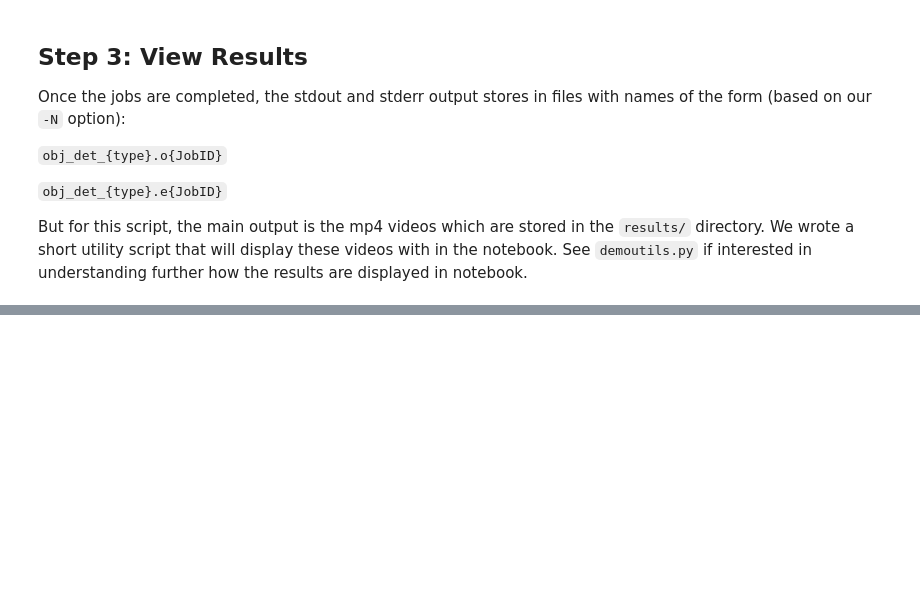
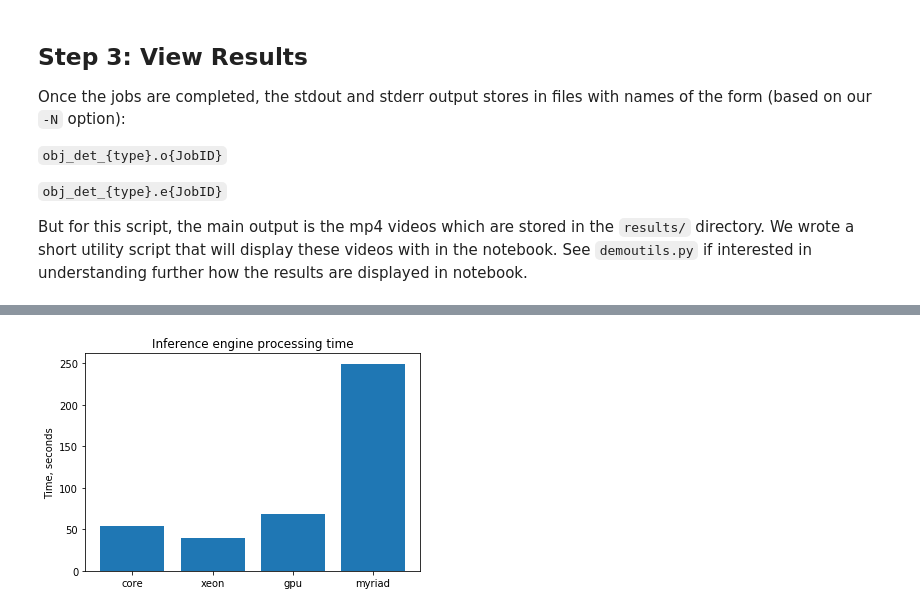
Before and after one commit to opensourceyouthprogramming/iot-devcloud, a Jupyter notebook: object-detection-python/object_detection_demo.ipynb, the cells around one changed output, grey strips where cells are left out. Cells and saved outputs as stored; diff of their text form; code cells hidden in the pictures; blank space fills up the shorter version.

```diff
--- a/object-detection-python/object_detection_demo.ipynb
+++ b/object-detection-python/object_detection_demo.ipynb
@@ -405,0 +521,4 @@ videoHTML('IEI Tank + Myriad (Intel Core + Movidius)','results/myriad/cars_1900.
+# %%
+summaryPlot('results', ['core', 'xeon', 'gpu', 'myriad'])
+# %% [output]
+[figure, added]
```
Also changed, not shown: parts of 21 cells of this notebook, 3 other files.
